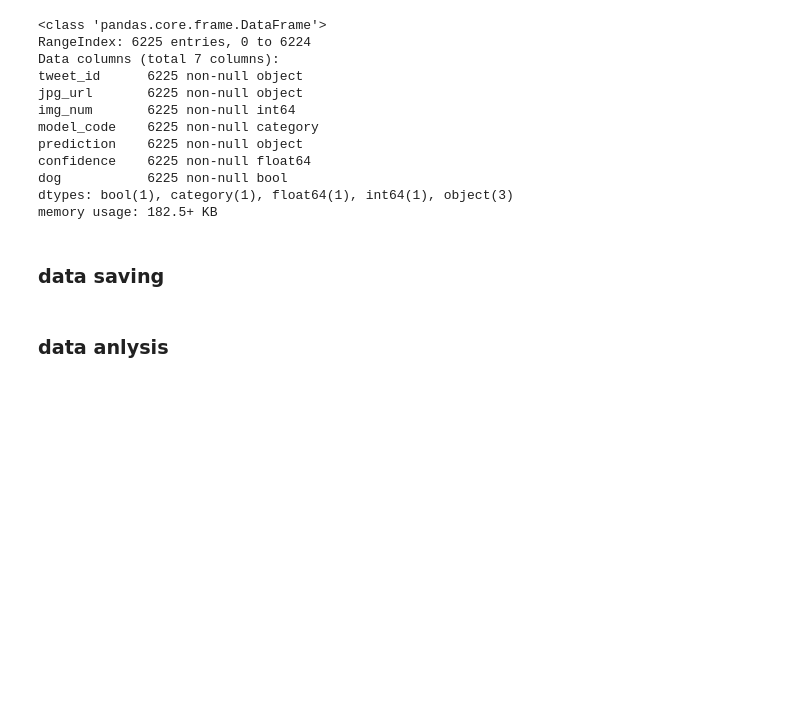
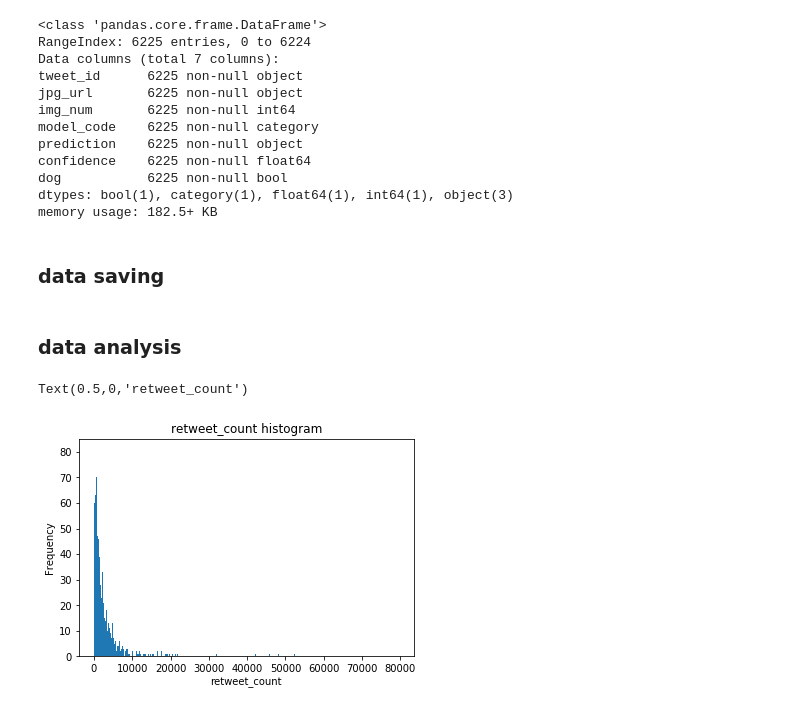
Before and after one commit to ahmed-mahmood-hanafy/wrangle_act, a Jupyter notebook: wrangle_act.ipynb, the cells around one changed output. Cells and saved outputs as stored; diff of their text form; code cells hidden in the pictures; blank space fills up the shorter version.

Commit message:
Visualization

```diff
--- a/wrangle_act.ipynb
+++ b/wrangle_act.ipynb
@@ -903,3 +905,10 @@ twitter_archive_clean.to_csv('twitter_archive_clean.csv',index= False)
 image_predictions_clean.to_csv('image_predictions_clean.csv',index= False)
 # %% [markdown]
-### data anlysis
+### data analysis
+# %%
+twitter_archive_clean.retweet_count.plot.hist(bins=1000)
+plt.title('retweet_count histogram')
+plt.xlabel('retweet_count')
+# %% [output]
+Text(0.5,0,'retweet_count')
+[figure, added]
```
Also changed, not shown: parts of 25 cells of this notebook, 8 other files.
